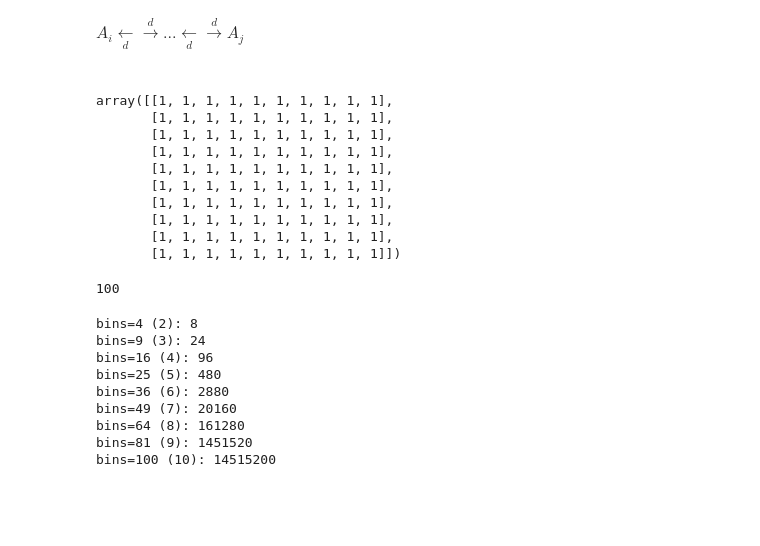
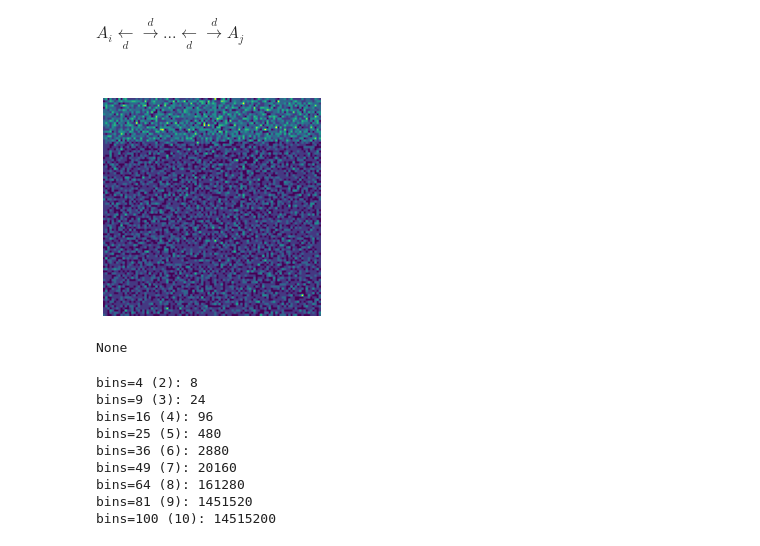
Before and after one commit to mileswhen/gillessa, a Jupyter notebook: SRDS.ipynb, the cells around one changed output. Cells and saved outputs as stored; diff of their text form; code cells hidden in the pictures; blank space fills up the shorter version.

Commit message:
plot diffusion inline

```diff
--- a/SRDS.ipynb
+++ b/SRDS.ipynb
@@ -364,10 +365,10 @@ $A_{i} \xleftarrow[d]{} \xrightarrow{d} ... \xleftarrow[d]{} \xrightarrow{d} A_{
 # %%
 # dictionary with params for 2D diffusion surface
 surface = {
-    'bins' : 10,
+    'bins' : 100,
     'length' : 10,
     'N0' : 100,
-    'D' : 1
+    'D' : 5
 }
 
 class SSAmodel():
@@ -377,7 +378,12 @@ class SSAmodel():
             setattr(self, key, val)
 
         self.delta = self.D / (self.length/self.bins)**2
-        self.matrix = np.full((self.bins, self.bins), self.N0 // self.bins**2)
+        if self.N0 // self.bins**2 == 0:
+            self.matrix = np.full((self.bins, self.bins), 1)
+            self.matrix[0:20] = 2
+        else:
+            self.matrix[0:20] = 2
+            self.matrix = np.full((self.bins, self.bins), self.N0 // self.bins**2)
 
     def simulate(self, maxstep):
         for _ in tqdm(range(maxstep)):
@@ -411,25 +417,18 @@ class SSAmodel():
                 else:
                     j -= adj
             self.matrix[i][j] += 1
-# %%
-sim = SSAmodel(surface)
-sim.matrix
-# %% [output]
-array([[1, 1, 1, 1, 1, 1, 1, 1, 1, 1],
-       [1, 1, 1, 1, 1, 1, 1, 1, 1, 1],
-       [1, 1, 1, 1, 1, 1, 1, 1, 1, 1],
-       [1, 1, 1, 1, 1, 1, 1, 1, 1, 1],
-       [1, 1, 1, 1, 1, 1, 1, 1, 1, 1],
-       [1, 1, 1, 1, 1, 1, 1, 1, 1, 1],
-       [1, 1, 1, 1, 1, 1, 1, 1, 1, 1],
-       [1, 1, 1, 1, 1, 1, 1, 1, 1, 1],
-       [1, 1, 1, 1, 1, 1, 1, 1, 1, 1],
-       [1, 1, 1, 1, 1, 1, 1, 1, 1, 1]])
-# %%
-sim.simulate(10000)
-np.sum(sim.matrix)
-# %% [output]
-100
+# %%
+sim = SSAmodel(surface)
+plt.figure()
+for _ in range(100):
+    sim.simulate(100)
+    plt.imshow(sim.matrix)
+    plt.axis('off')
+    display.clear_output(wait=True)
+    display.display(plt.show())
+# %% [output]
+[figure, added]
+None
 # %%
 for n in range(2, 11):
     print(f"bins={n**2} ({n}): {4*np.math.factorial(n)}")
```
Also changed, not shown: parts of 2 cells of this notebook.
